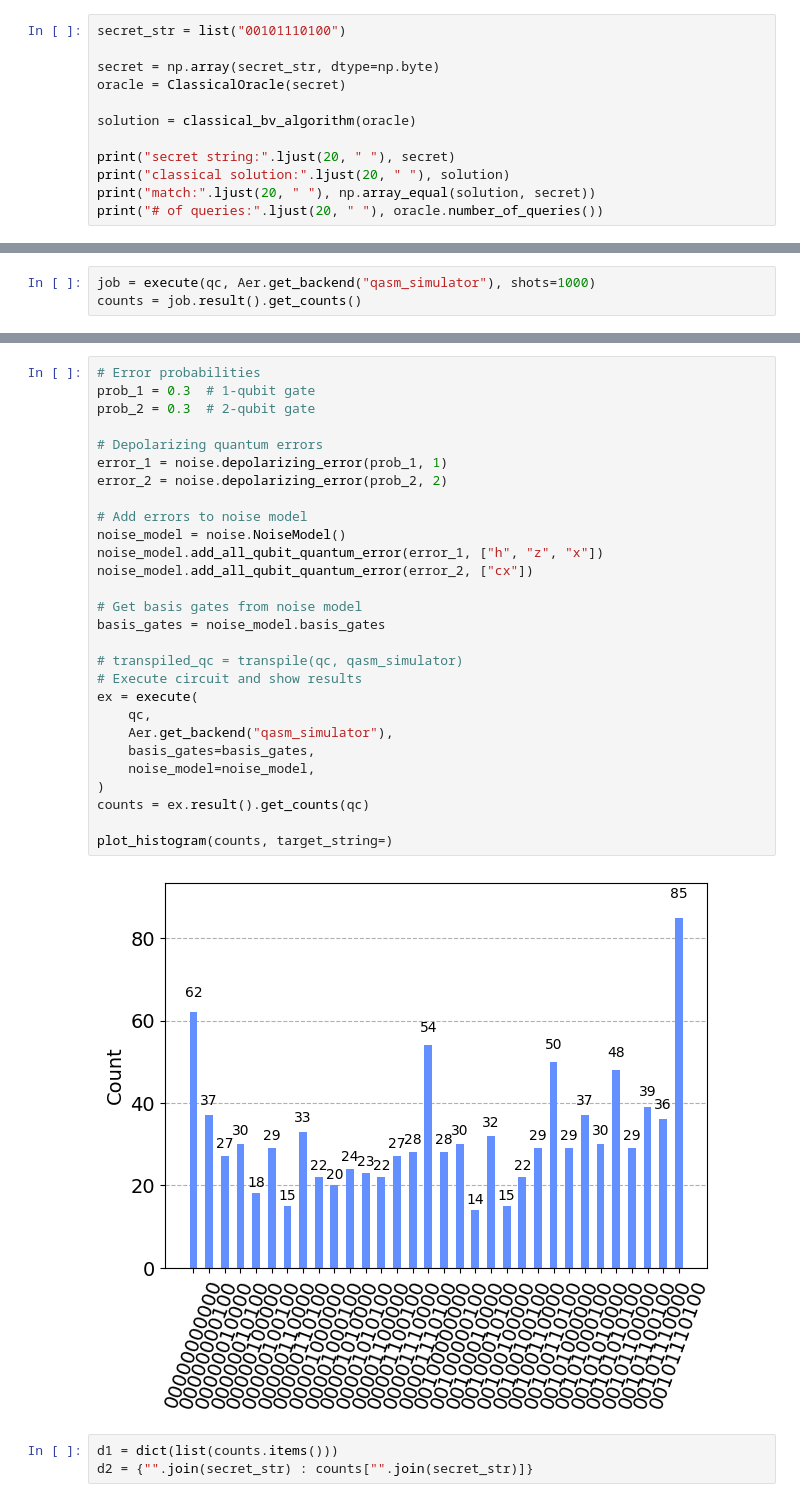
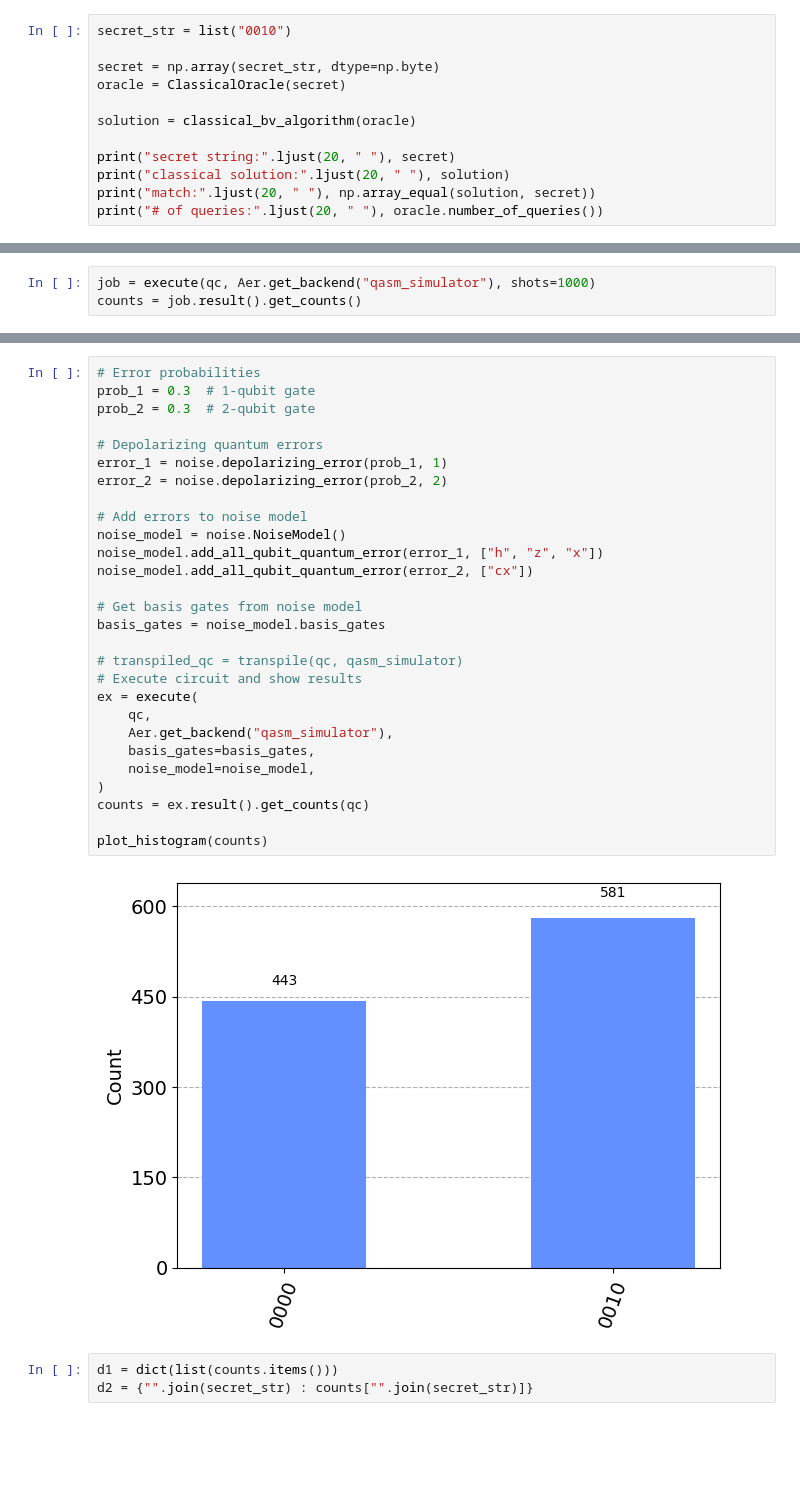
Before and after one commit to chutommy/bvviz, a Jupyter notebook: exploratory-bernstein-vazirani.ipynb, the cells around one changed output, grey strips where cells are left out. Cells and saved outputs as stored; diff of their text form; blank space fills up the shorter version.

```diff
--- a/exploratory-bernstein-vazirani.ipynb
+++ b/exploratory-bernstein-vazirani.ipynb
@@ -36,7 +37,7 @@ def classical_bv_algorithm(oracle: ClassicalOracle) -> np.array:
 
     return secret
 # %%
-secret_str = list("00101110100")
+secret_str = list("0010")
 
 secret = np.array(secret_str, dtype=np.byte)
 oracle = ClassicalOracle(secret)
@@ -128,33 +118,33 @@ plot_histogram(counts)
 # %%
 # Error probabilities
 prob_1 = 0.3  # 1-qubit gate
 prob_2 = 0.3  # 2-qubit gate
 
 # Depolarizing quantum errors
 error_1 = noise.depolarizing_error(prob_1, 1)
 error_2 = noise.depolarizing_error(prob_2, 2)
 
 # Add errors to noise model
 noise_model = noise.NoiseModel()
 noise_model.add_all_qubit_quantum_error(error_1, ["h", "z", "x"])
 noise_model.add_all_qubit_quantum_error(error_2, ["cx"])
 
 # Get basis gates from noise model
 basis_gates = noise_model.basis_gates
 
 # transpiled_qc = transpile(qc, qasm_simulator)
 # Execute circuit and show results
 ex = execute(
     qc,
     Aer.get_backend("qasm_simulator"),
     basis_gates=basis_gates,
     noise_model=noise_model,
 )
 counts = ex.result().get_counts(qc)
 
-plot_histogram(counts, target_string=)
+plot_histogram(counts)
 # %% [output]
-[figure, old version]
+[figure, new version]
 # %%
 d1 = dict(list(counts.items()))
 d2 = {"".join(secret_str) : counts["".join(secret_str)]}
```
Also changed, not shown: parts of 12 cells of this notebook.
